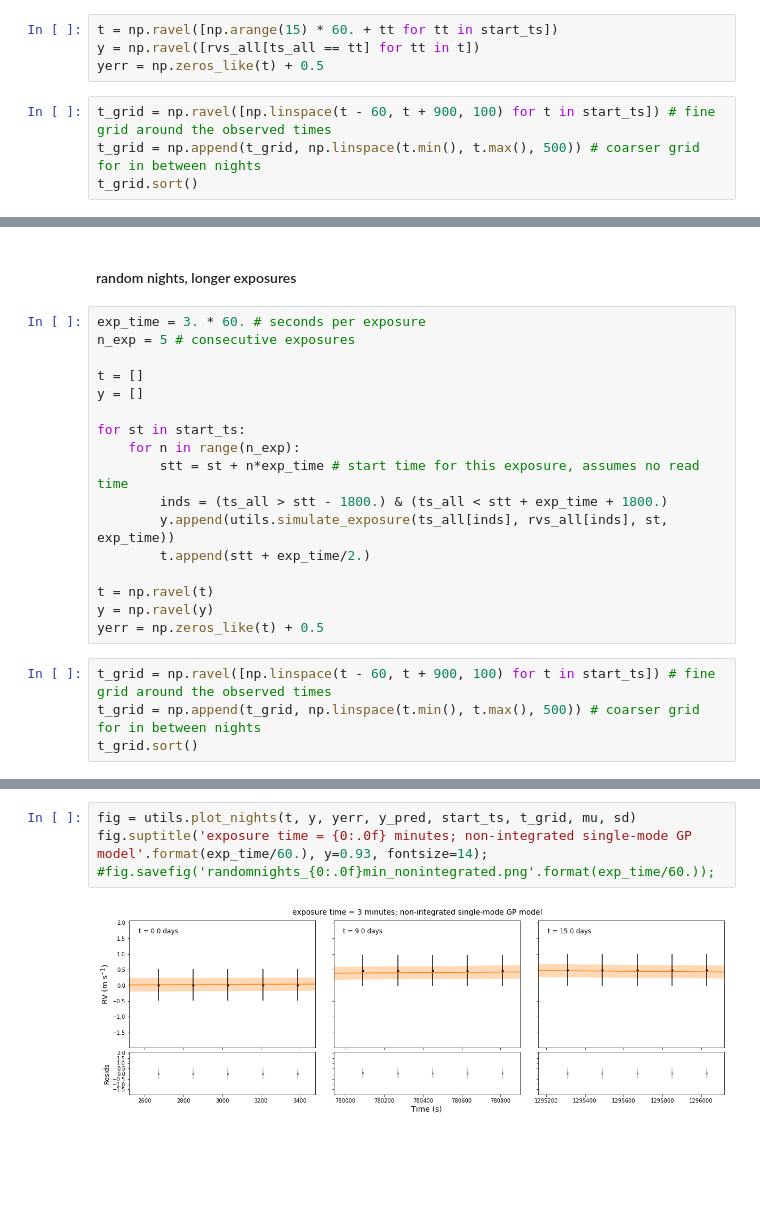
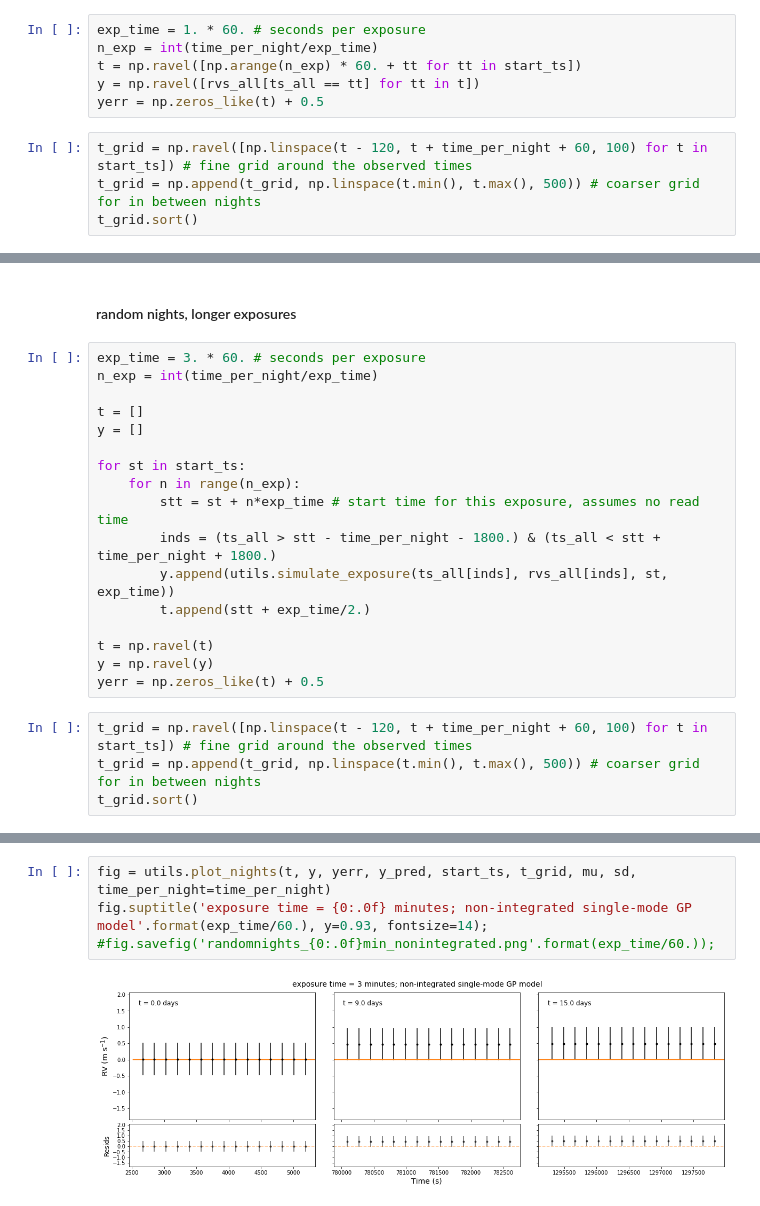
Before and after one commit to megbedell/pmodes, a Jupyter notebook: experiments/03-realistic-observing.ipynb, the cells around one changed output, grey strips where cells are left out. Saved outputs shown, nothing was run; the diff lists cells and outputs as text; blank space fills up the shorter version.

Commit message:
switches for time per night and nights per year

```diff
--- a/experiments/03-realistic-observing.ipynb
+++ b/experiments/03-realistic-observing.ipynb
@@ -74,11 +79,13 @@ start_ts += np.random.randint(-60, 60, 60)*60. # random perturbation of up to an
 start_ts.sort()
 assert np.isin(start_ts, ts_all).all(), "Bad timestamp!"
 # %%
-t = np.ravel([np.arange(15) * 60. + tt for tt in start_ts])
+exp_time = 1. * 60. # seconds per exposure
+n_exp = int(time_per_night/exp_time)
+t = np.ravel([np.arange(n_exp) * 60. + tt for tt in start_ts])
 y = np.ravel([rvs_all[ts_all == tt] for tt in t])
 yerr = np.zeros_like(t) + 0.5
 # %%
-t_grid = np.ravel([np.linspace(t - 60, t + 900, 100) for t in start_ts]) # fine grid around the observed times
+t_grid = np.ravel([np.linspace(t - 120, t + time_per_night + 60, 100) for t in start_ts]) # fine grid around the observed times
 t_grid = np.append(t_grid, np.linspace(t.min(), t.max(), 500)) # coarser grid for in between nights
 t_grid.sort()
 # %%
@@ -121,7 +128,7 @@ fig.savefig('randomnights_1min_nonintegrated_full.png');
 #### random nights, longer exposures
 # %%
 exp_time = 3. * 60. # seconds per exposure
-n_exp = 5 # consecutive exposures
+n_exp = int(time_per_night/exp_time)
 
 t = []
 y = []
@@ -129,7 +136,7 @@ y = []
 for st in start_ts:
     for n in range(n_exp):
         stt = st + n*exp_time # start time for this exposure, assumes no read time
-        inds = (ts_all > stt - 1800.) & (ts_all < stt + exp_time + 1800.)
+        inds = (ts_all > stt - time_per_night - 1800.) & (ts_all < stt + time_per_night + 1800.)
         y.append(utils.simulate_exposure(ts_all[inds], rvs_all[inds], st, exp_time))
         t.append(stt + exp_time/2.)
 
@@ -137,7 +144,7 @@ t = np.ravel(t)
 y = np.ravel(y)
 yerr = np.zeros_like(t) + 0.5
 # %%
-t_grid = np.ravel([np.linspace(t - 60, t + 900, 100) for t in start_ts]) # fine grid around the observed times
+t_grid = np.ravel([np.linspace(t - 120, t + time_per_night + 60, 100) for t in start_ts]) # fine grid around the observed times
 t_grid = np.append(t_grid, np.linspace(t.min(), t.max(), 500)) # coarser grid for in between nights
 t_grid.sort()
 # %%
@@ -167,9 +174,9 @@ logp: -640.1851544494125 -> -171.32827525303202
 # %%
-fig = utils.plot_nights(t, y, yerr, y_pred, start_ts, t_grid, mu, sd)
+fig = utils.plot_nights(t, y, yerr, y_pred, start_ts, t_grid, mu, sd, time_per_night=time_per_night)
 fig.suptitle('exposure time = {0:.0f} minutes; non-integrated single-mode GP model'.format(exp_time/60.), y=0.93, fontsize=14);
 #fig.savefig('randomnights_{0:.0f}min_nonintegrated.png'.format(exp_time/60.));
 # %% [output]
-[figure, old version]
+[figure, new version]
 # %%
 fig = utils.plot_year(t, y, yerr, y_pred, start_ts, t_grid, mu, sd)
 fig.suptitle('exposure time = {0:.0f} minutes; non-integrated single-mode GP model'.format(exp_time/60.), y=0.93, fontsize=14);
```
Also changed, not shown: parts of 16 cells of this notebook, 1 other file.
